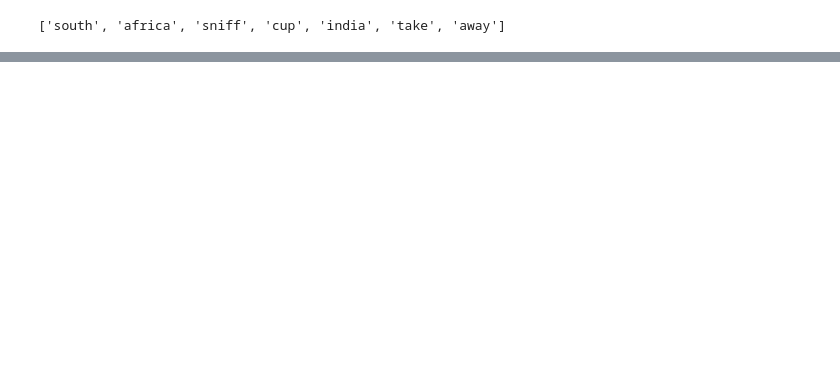
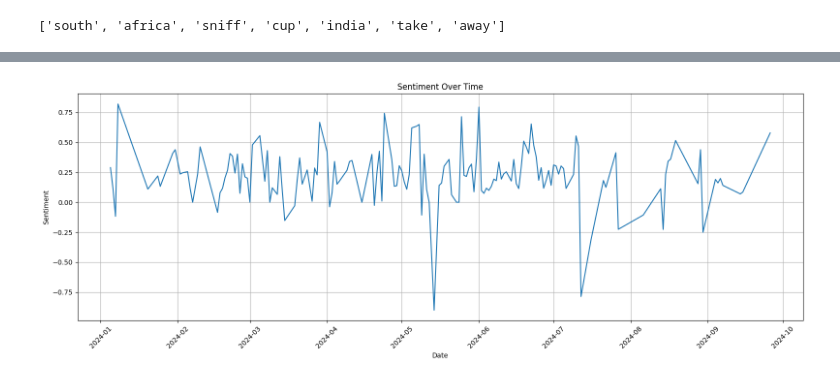
Before and after one commit to thw96/Group10_SocialMediaAssigment2, a Jupyter notebook: Scripts/Data-Extraction/T20_reddit_exploratory_analysis_preprocessing.ipynb, the cells around one changed output, grey strips where cells are left out. Drawn from its saved outputs; the diff is of its cells as text; code cells hidden in the pictures; blank space fills up the shorter version.

```diff
--- a/Scripts/Data-Extraction/T20_reddit_exploratory_analysis_preprocessing.ipynb
+++ b/Scripts/Data-Extraction/T20_reddit_exploratory_analysis_preprocessing.ipynb
@@ -1223,0 +1230,13 @@ reddit_t20_df.head()
+# %%
+start_date = {'year': 2024, 'month': 1, 'day': 1}
+end_date = {'year': 2024, 'month': 9, 'day': 27}
+# %%
+india_keywords = ['ind','india']
+england_keywords = ['eng','england']
+australia_keywords = ['aus','australia']
+# %%
+# sentiment for india
+
+topic_sentiments(india_keywords,start_date,end_date)
+# %% [output]
+[figure, added]
```
Also changed, not shown: parts of 120 cells of this notebook.
